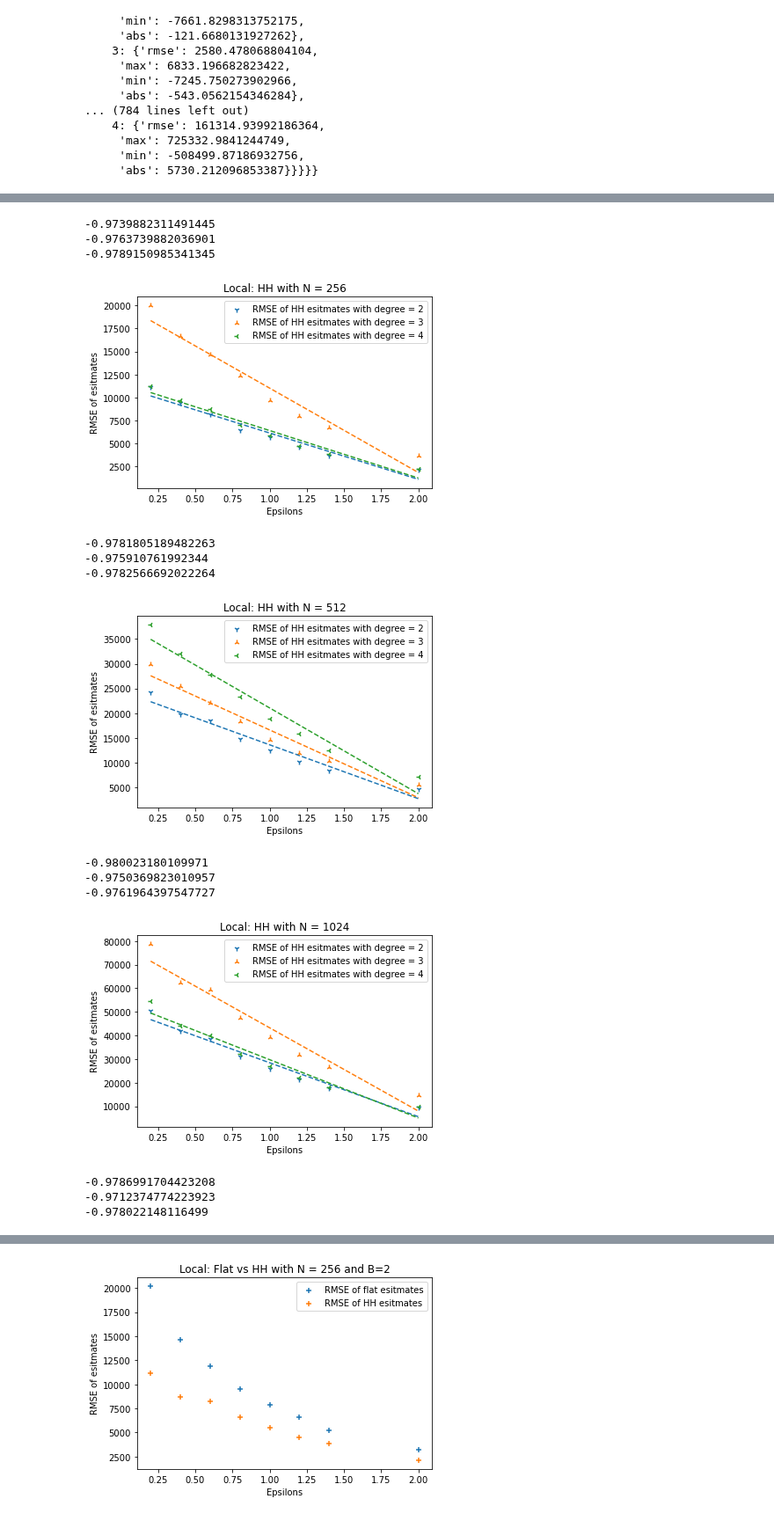
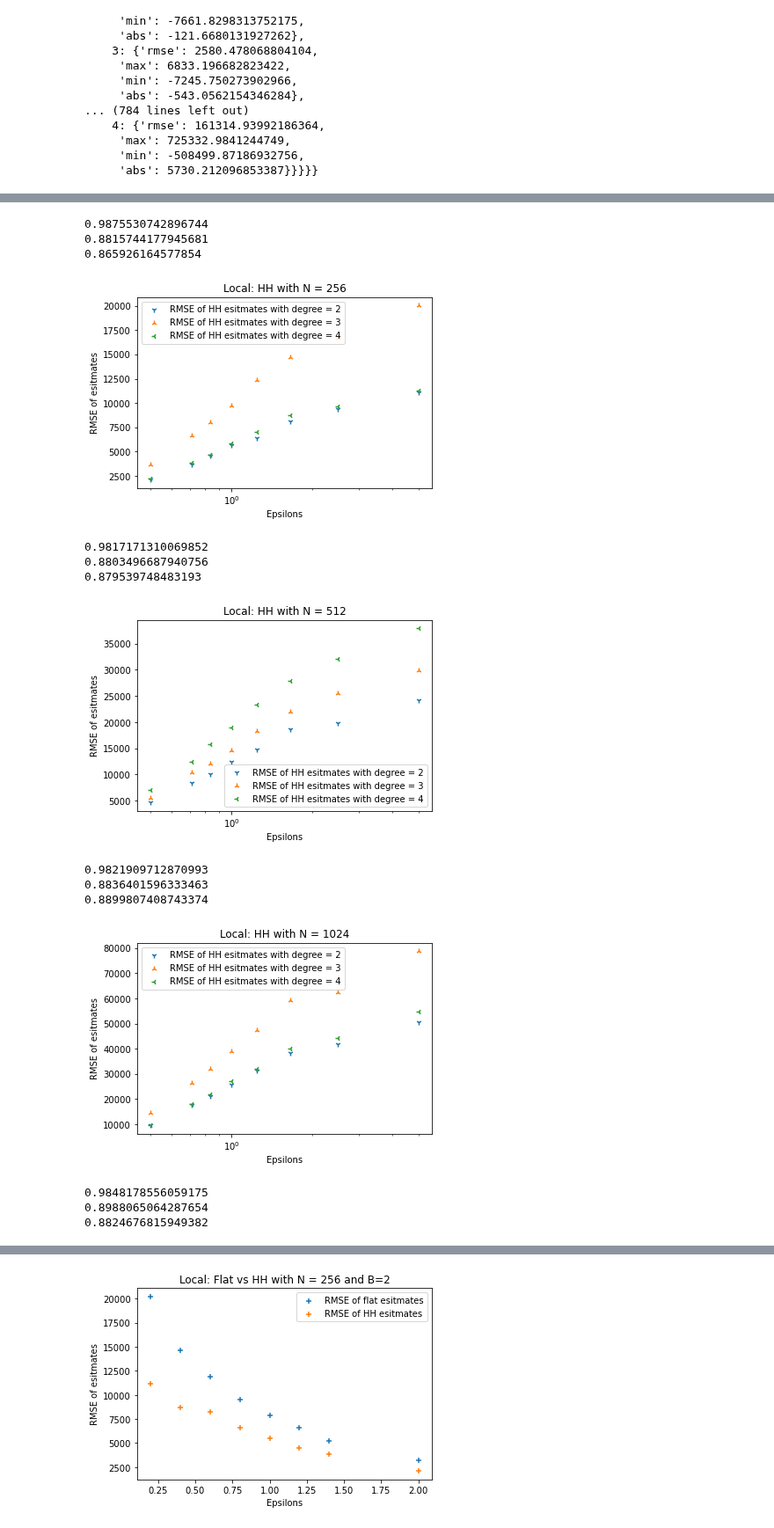
Before and after one commit to j-friis/Bachelors-Thesis, a Jupyter notebook: src/analysis_local_hh_vs_flat.ipynb, the cells around one changed output, grey strips where cells are left out. Shown at 88% size. Drawn from its saved outputs; the diff is of its cells as text; code cells hidden in the pictures.

```diff
--- a/src/analysis_local_hh_vs_flat.ipynb
+++ b/src/analysis_local_hh_vs_flat.ipynb
@@ -376,7 +376,7 @@ def flat_better_plots(epsilons, n, degrees, flat_error_dict, path):
                 #plt.scatter(e, rmse, marker = 'o', label=f"RMSE of HH esitmates with degree = {degree} and \u03B5 = {e}")
         #plt.scatter(epsilons, rmse_flat, marker = '+', label=f"RMSE of flat esitmates")
         ys1 = rmse_degree2
-        xs = epsilons
+        xs = np.log(1/epsilons)
         gradient, intercept, r_value, p_value, std_err = stats.linregress(xs,ys1)
         mn=np.min(xs)
         mx=np.max(xs)
@@ -384,10 +384,10 @@ def flat_better_plots(epsilons, n, degrees, flat_error_dict, path):
         y1=gradient*x1+intercept
         print(r_value)
         #plt.plot(x,y,'ob')
-        plt.plot(x1,y1,'--')
+        #plt.plot(x1,y1,'--')
 
         ys1 = rmse_degree3
-        xs = epsilons
+        xs = 1/epsilons
         gradient, intercept, r_value, p_value, std_err = stats.linregress(xs,ys1)
         mn=np.min(xs)
         mx=np.max(xs)
@@ -395,9 +395,9 @@ def flat_better_plots(epsilons, n, degrees, flat_error_dict, path):
         y1=gradient*x1+intercept
         print(r_value)
         #plt.plot(x,y,'ob')
-        plt.plot(x1,y1,'--')
+        #plt.plot(x1,y1,'--')
         ys1 = rmse_degree4
-        xs = epsilons
+        xs = 1/epsilons
         gradient, intercept, r_value, p_value, std_err = stats.linregress(xs,ys1)
         mn=np.min(xs)
         mx=np.max(xs)
@@ -405,12 +405,13 @@ def flat_better_plots(epsilons, n, degrees, flat_error_dict, path):
         y1=gradient*x1+intercept
         print(r_value)
         #plt.plot(x,y,'ob')
-        plt.plot(x1,y1,'--')
+        #plt.plot(x1,y1,'--')
 
-        plt.scatter(epsilons, rmse_degree2, marker = '1', label=f"RMSE of HH esitmates with degree = {2}")
-        plt.scatter(epsilons, rmse_degree3, marker = '2', label=f"RMSE of HH esitmates with degree = {3}")
-        plt.scatter(epsilons, rmse_degree4, marker = '3', label=f"RMSE of HH esitmates with degree = {4}")
+        plt.scatter(1/epsilons, rmse_degree2, marker = '1', label=f"RMSE of HH esitmates with degree = {2}")
+        plt.scatter(1/epsilons, rmse_degree3, marker = '2', label=f"RMSE of HH esitmates with degree = {3}")
+        plt.scatter(1/epsilons, rmse_degree4, marker = '3', label=f"RMSE of HH esitmates with degree = {4}")
 
+        plt.xscale('log')
         #plt.yscale('log')
 
         plt.legend()
@@ -435,15 +436,15 @@ flat_better_plots(epsilons[:], n, degrees, flat_error_dict, path)
--0.9739882311491445
--0.9763739882036901
--0.9789150985341345
+0.9875530742896744
+0.8815744177945681
+0.865926164577854
-[figure, old version]
+[figure, new version]
--0.9781805189482263
--0.975910761992344
--0.9782566692022264
+0.9817171310069852
+0.8803496687940756
+0.879539748483193
-[figure, old version]
+[figure, new version]
--0.980023180109971
--0.9750369823010957
--0.9761964397547727
+0.9821909712870993
+0.8836401596333463
+0.8899807408743374
-[figure, old version]
+[figure, new version]
--0.9786991704423208
--0.9712374774223923
--0.978022148116499
+0.9848178556059175
+0.8988065064287654
+0.8824676815949382
```
Also changed, not shown: parts of 1 cell of this notebook, 19 other files.
